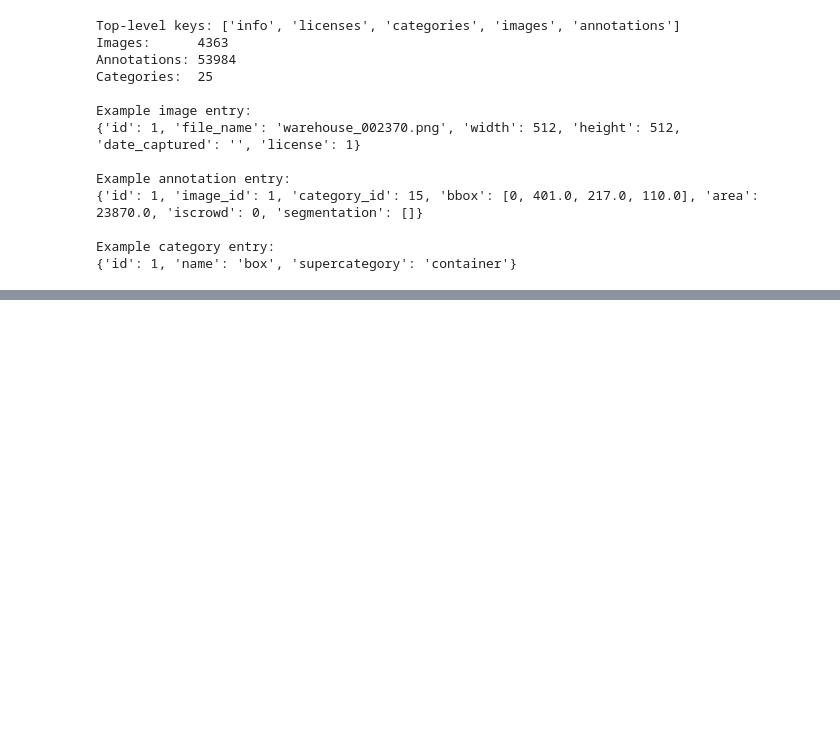
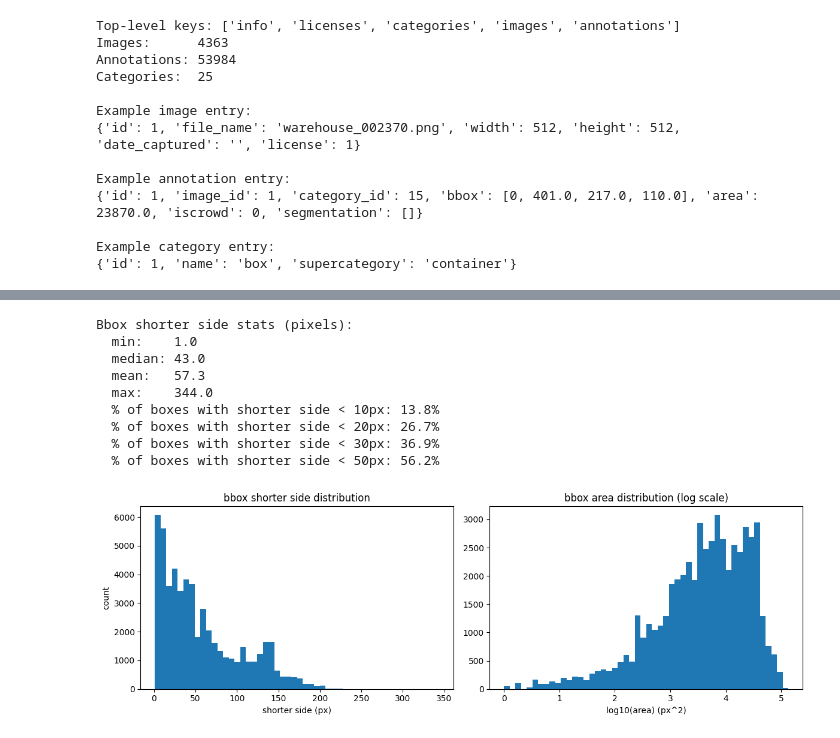
Before and after one commit to iav2002/Assignment_Advanced_Topics_In_DeepLearning, a Jupyter notebook: part_2.ipynb, the cells around one changed output, grey strips where cells are left out. Saved outputs shown, nothing was run; the diff lists cells and outputs as text; code cells hidden in the pictures; blank space fills up the shorter version.

```diff
--- a/part_2.ipynb
+++ b/part_2.ipynb
@@ -98,3 +104,21 @@ Example annotation entry:
 
 Example category entry:
 {'id': 1, 'name': 'box', 'supercategory': 'container'}
+# %%
+# build three lookup dictionaries for fast access by id
+
+# image_id -> list of its annotations
+# setdefault means "if the key doesn't exist, create it with value []"
+img_id_to_anns = {}
+for ann in coco_raw['annotations']:
+    img_id_to_anns.setdefault(ann['image_id'], []).append(ann)
+
+img_id_to_info = {img['id']: img for img in coco_raw['images']} # image_id -> full image info dict
+
+cat_id_to_name = {c['id']: c['name'] for c in coco_raw['categories']} # category_id -> category name (like 7 -> 'pallet')
+
+some_img_id = coco_raw['images'][0]['id']
+print(f"Image id {some_img_id}:")
+print(f"  file: {img_id_to_info[some_img_id]['file_name']}")
+print(f"  num annotations: {len(img_id_to_anns.get(some_img_id, []))}")
+print(f"  classes in image: {[cat_id_to_name[a['category_id']] for a in img_id_to_anns[some_img_id]]}")
@@ -100,0 +221,50 @@ Example category entry:
+# %%
+# look at how big the bounding boxes are -- small boxes can't be rescaled to 224x224 usefully
+train_coco = cocos['train']
+bbox_areas = []
+bbox_sides = []
+
+# collect area and shorter-side for every box in train
+for ann_id in train_coco.getAnnIds():
+    ann = train_coco.loadAnns([ann_id])[0]
+    x, y, w, h = ann['bbox']
+    bbox_areas.append(w * h)
+    bbox_sides.append(min(w, h))  # shorter side is the limiting dimension
+
+bbox_sides = np.array(bbox_sides)
+
+# basic stats
+print(f'Bbox shorter side stats (pixels):')
+print(f'  min:    {bbox_sides.min():.1f}')
+print(f'  median: {np.median(bbox_sides):.1f}')
+print(f'  mean:   {bbox_sides.mean():.1f}')
+print(f'  max:    {bbox_sides.max():.1f}')
+
+# how many boxes fall below common thresholds?
+for thresh in [10, 20, 30, 50]:
+    pct = (bbox_sides < thresh).mean() * 100
+    print(f'  % of boxes with shorter side < {thresh}px: {pct:.1f}%')
+
+# plot distributions to see the shape visually
+fig, ax = plt.subplots(1, 2, figsize=(12, 4))
+ax[0].hist(bbox_sides, bins=50)
+ax[0].set_xlabel('shorter side (px)')
+ax[0].set_ylabel('count')
+ax[0].set_title('bbox shorter side distribution')
+# area varies over several orders of magnitude, so log scale is clearer
+ax[1].hist(np.log10(bbox_areas), bins=50)
+ax[1].set_xlabel('log10(area) (px^2)')
+ax[1].set_title('bbox area distribution (log scale)')
+plt.tight_layout()
+plt.show()
+# %% [output]
+Bbox shorter side stats (pixels):
+  min:    1.0
+  median: 43.0
+  mean:   57.3
+  max:    344.0
+  % of boxes with shorter side < 10px: 13.8%
+  % of boxes with shorter side < 20px: 26.7%
+  % of boxes with shorter side < 30px: 36.9%
+  % of boxes with shorter side < 50px: 56.2%
+[figure, added]
```
Also changed, not shown: parts of 20 cells of this notebook.
